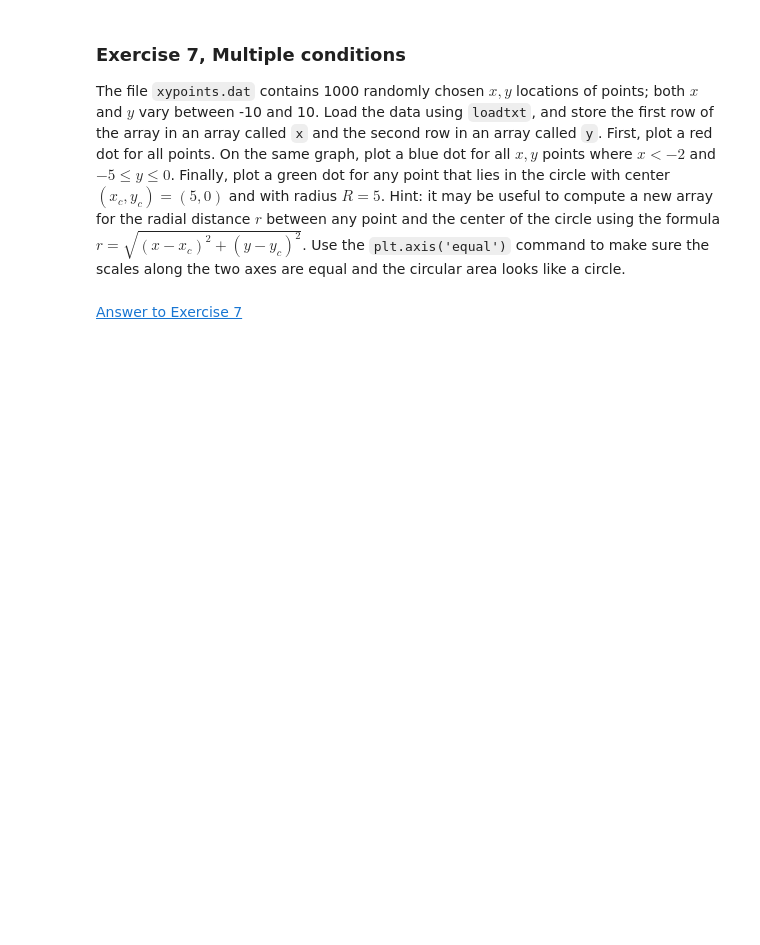
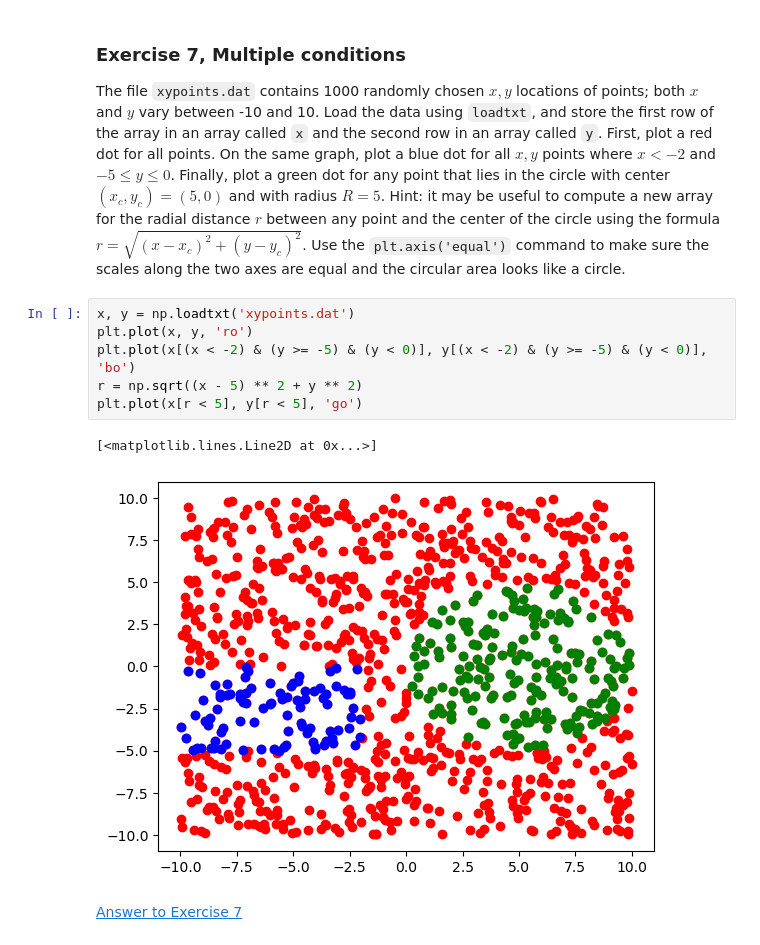
Before and after one commit to lucius-k/TUD_python_course_b, a Jupyter notebook: notebook2_arrays/py_exploratory_comp_2_sol.ipynb, the cells around one changed output. Cells and saved outputs as stored; diff of their text form; blank space fills up the shorter version.

```diff
--- a/notebook2_arrays/py_exploratory_comp_2_sol.ipynb
+++ b/notebook2_arrays/py_exploratory_comp_2_sol.ipynb
@@ -352,6 +427,15 @@ plt.plot(x[(y > -0.5) & (y < 0.7)], y[(y > -0.5) & (y < 0.7)], 'ro');
 # %% [markdown]
 ### Exercise 7, <a name="back7"></a> Multiple conditions
 The file `xypoints.dat` contains 1000 randomly chosen $x,y$ locations of points; both $x$ and $y$ vary between -10 and 10. Load the data using `loadtxt`, and store the first row of the array in an array called `x` and the second row in an array called `y`. First, plot a red dot for all points. On the same graph, plot a blue dot for all $x,y$ points where $x<-2$ and $-5\le y \le 0$. Finally, plot a green dot for any point that lies in the circle with center $(x_c,y_c)=(5,0)$ and with radius $R=5$. Hint: it may be useful to compute a new array for the radial distance $r$ between any point and the center of the circle using the formula $r=\sqrt{(x-x_c)^2+(y-y_c)^2}$. Use the `plt.axis('equal')` command to make sure the scales along the two axes are equal and the circular area looks like a circle.
+# %%
+x, y = np.loadtxt('xypoints.dat')
+plt.plot(x, y, 'ro')
+plt.plot(x[(x < -2) & (y >= -5) & (y < 0)], y[(x < -2) & (y >= -5) & (y < 0)], 'bo')
+r = np.sqrt((x - 5) ** 2 + y ** 2)
+plt.plot(x[r < 5], y[r < 5], 'go')
+# %% [output]
+[<matplotlib.lines.Line2D at 0x...>]
+[figure, added]
 # %% [markdown]
 <a href="#ex7answer">Answer to Exercise 7</a>
 # %% [markdown]
```
Also changed, not shown: parts of 15 cells of this notebook, 2 other files.
